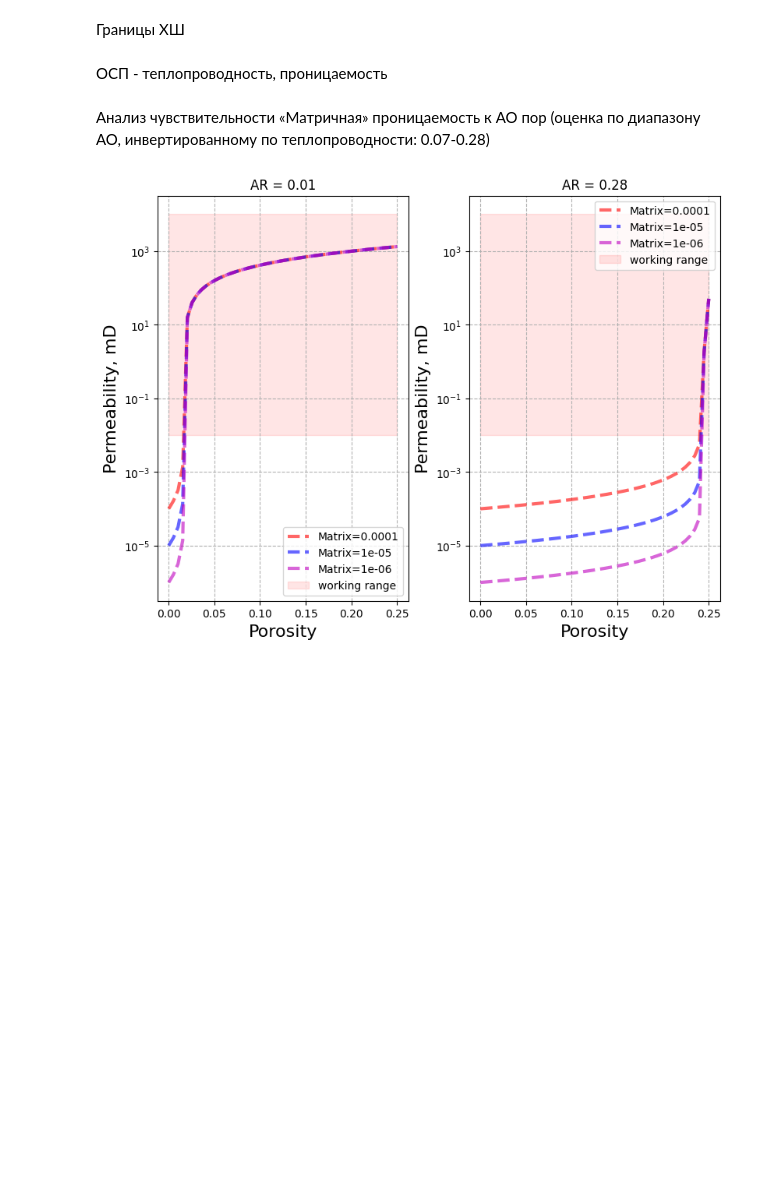
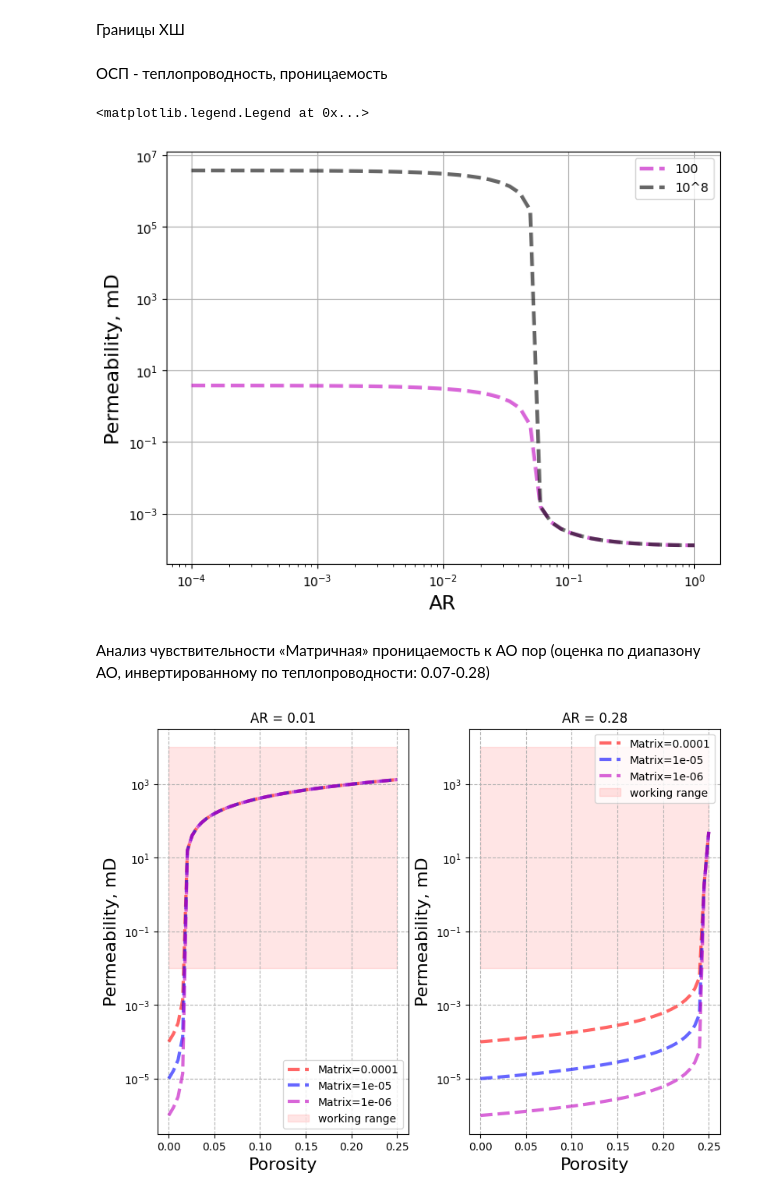
Before and after one commit to MariiaKalinina/Elasticity, a Jupyter notebook: Permeability_from_TC.ipynb, the cells around one changed output. Saved outputs shown, nothing was run; the diff lists cells and outputs as text; code cells hidden in the pictures; blank space fills up the shorter version.

```diff
--- a/Permeability_from_TC.ipynb
+++ b/Permeability_from_TC.ipynb
@@ -258,7 +246,7 @@ def effective_tc(conc, alpha_shape, lam):
     x0 = L0
     L0 = raschet(x0)
     it_f = 1
-    while abs(x0-L0) >= 10 **-10:
+    while abs(x0-L0) >= 10 **-6:
         x0 = L0
         L0 = raschet(x0)
         it_f += 1
@@ -266,6 +254,30 @@ def effective_tc(conc, alpha_shape, lam):
 #     print('Количество итераций: ', it_f, end='\n\n')
     return L0
 #     print('Эффективное значение TC_eff:', raschet(L0))
+# %%
+ar_inclusion_list = np.logspace(-4, 0, num=50, base=10)
+porosity = 0.08
+
+calculation_perm_1, calculation_perm_2 =[], []
+
+for ar_inclusion in ar_inclusion_list:
+  conc = [1-porosity, porosity]
+  alpha_shape = [1, ar_inclusion]
+  calculation_perm_1.append(effective_tc(conc, alpha_shape, [10**-4, 10**2]))
+  calculation_perm_2.append(effective_tc(conc, alpha_shape, [10**-4, 10**8]))
+
+fig, axs = plt.subplots(figsize=(8, 6))
+axs.plot(ar_inclusion_list, calculation_perm_1, 'm--', lw=3, alpha=0.6, label='100')
+axs.plot(ar_inclusion_list, calculation_perm_2, 'k--', lw=3, alpha=0.6, label='10^8')
+axs.set_yscale('log', base=10)
+axs.set_xscale('log', base=10)
+axs.set_ylabel('Permeability, mD', fontsize=16)
+axs.set_xlabel('AR', fontsize=16)
+axs.grid(which='major', axis='both', linestyle='-')
+axs.legend(loc='best', fontsize='medium')
+# %% [output]
+<matplotlib.legend.Legend at 0x...>
+[figure, added]
 # %% [markdown]
 Анализ чувствительности «Матричная» проницаемость к АО пор (оценка по диапазону АО, инвертированному по теплопроводности: 0.07-0.28)
 # %%
```
Also changed, not shown: parts of 9 cells of this notebook.
